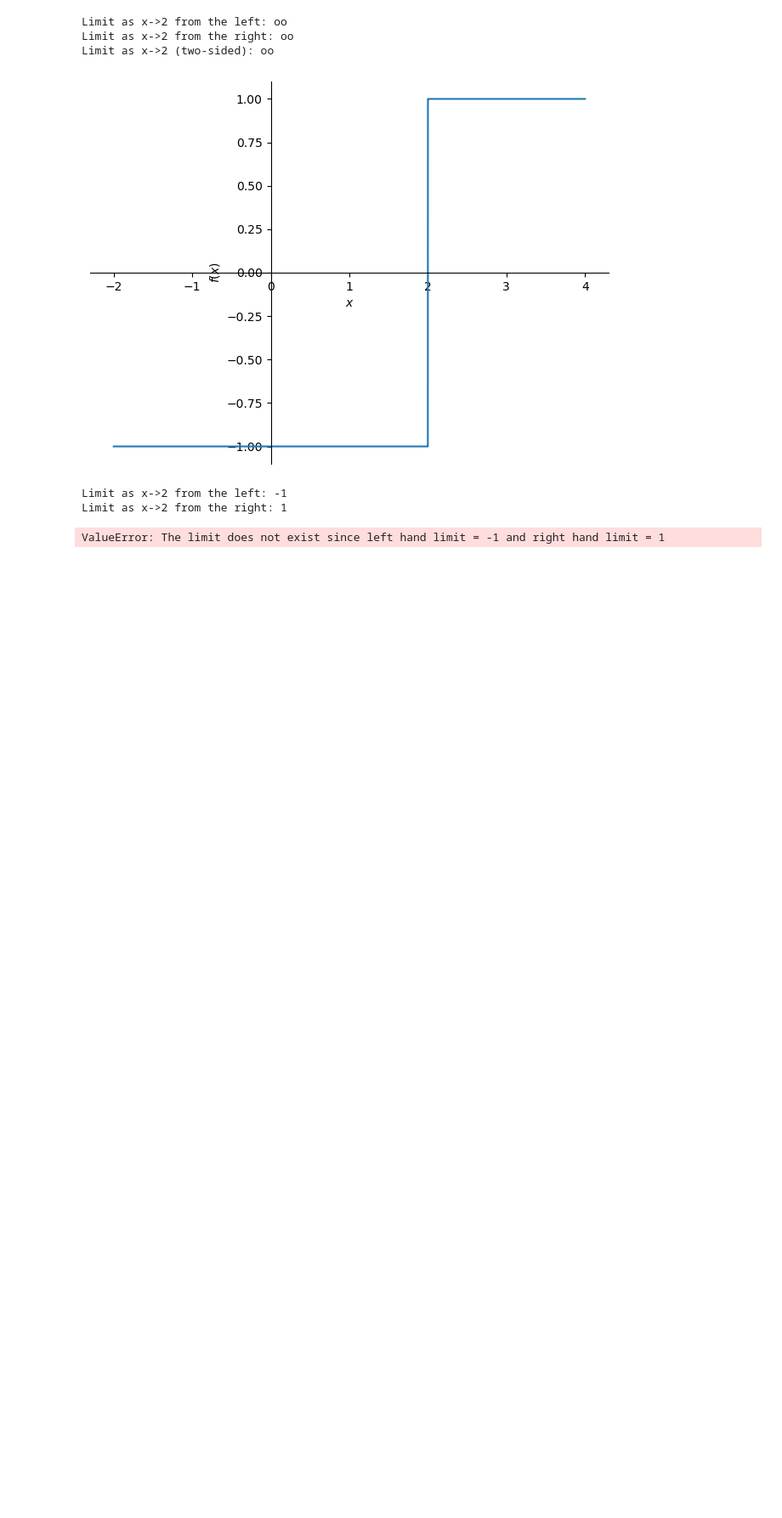
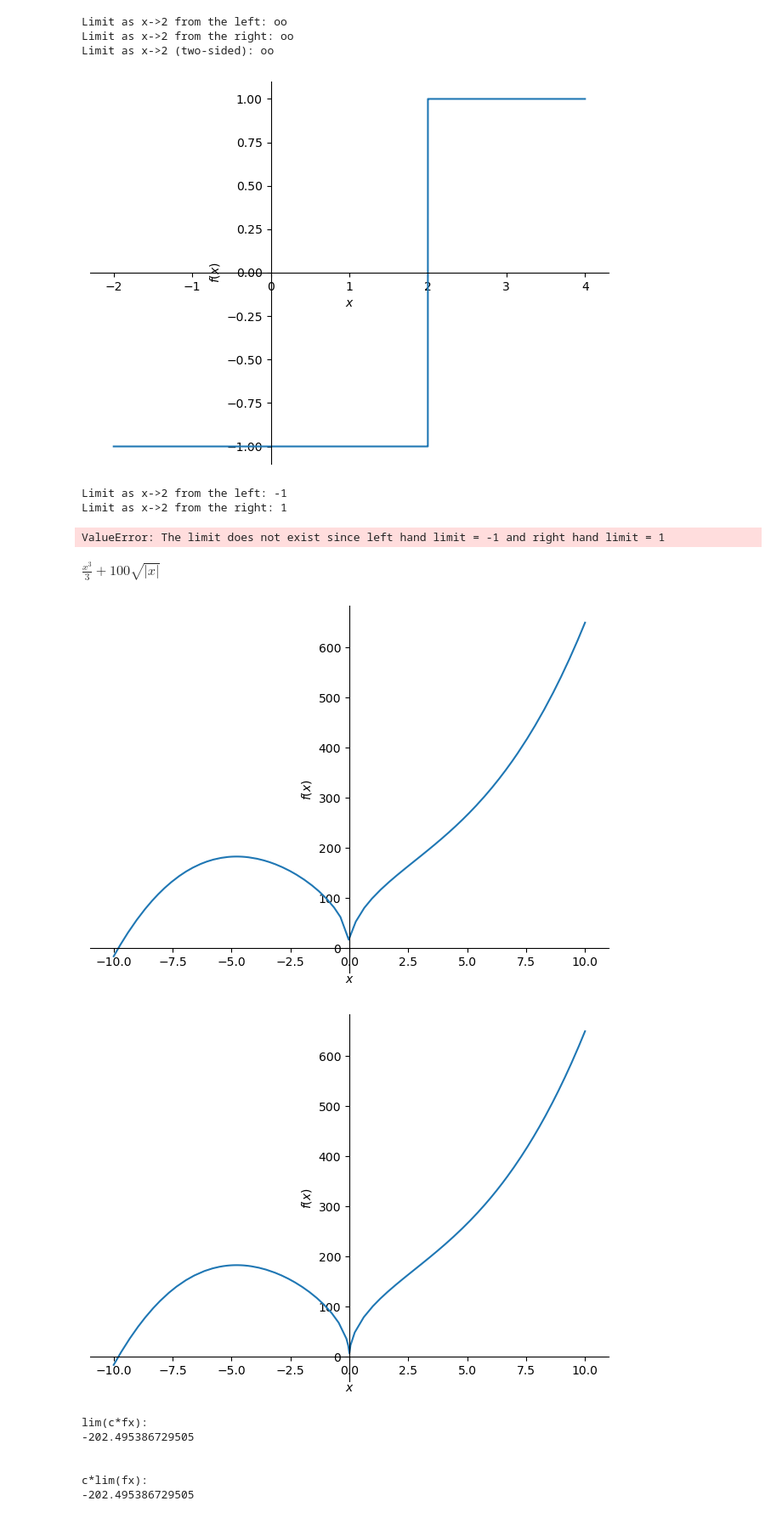
Before and after one commit to BrentGrammer/PROGNOTES, a Jupyter notebook: Calculus/limits.ipynb, the cells around one changed output. Shown at 85% size. Cells and saved outputs as stored; diff of their text form; code cells hidden in the pictures; blank space fills up the shorter version.

Commit message:
Limits notes

```diff
--- a/Calculus/limits.ipynb
+++ b/Calculus/limits.ipynb
@@ -142,3 +142,48 @@ print(f'Limit as x->2 (two-sided): {sym.limit(fun,x,2,dir="+-")}') # undefined/e
 Limit as x->2 from the left: -1
 Limit as x->2 from the right: 1
 ValueError: The limit does not exist since left hand limit = -1 and right hand limit = 1
+# %%
+############ PROPERTIES OF LIMITS ##################
+
+import numpy as np
+import sympy as sym
+
+### First Property: Limits are factorable -> lim(cf) = c(lim f)
+
+from sympy.abc import x
+
+# define the function for which we're going to demonstrate the property
+fx = x**3/3 + 100*sym.sqrt(sym.Abs(x))
+display(fx)
+p = sym.plot(fx)
+p.show()
+# %% [output]
+$\displaystyle \frac{x^{3}}{3} + 100 \sqrt{\left|{x}\right|}$
+[figure, added]
+[figure, added]
+# %%
+# make a random constant to use
+# c = np.random.randn(1) # generate 1 random number (in a 1 dim array if you pass in a number arg)
+c = np.random.randn() # no argument means just generate one number, not in an array
+
+print('lim(c*fx):')
+# use sym.N to numpyify the sympy output (which is hard to read otherwise; the numpy result is just the result number)
+print(sym.N(sym.limit(c*fx,x,5))) # print the limit of the function multiplied by the constant as x approaches 5
+# note that since we don't pass in a direction, this is the two sided limit, which is fine because there are no discontinuities in the function (as we see in the plot above)
+  # (The one sided limits are the same on each side)
+
+print('\n')
+
+# show the factorable property equality
+print('c*lim(fx):')
+print(sym.N(c*sym.limit(fx,x,5)))
+
+# Note that the constant is random and you can run this cell over and over again and always get the two printed results equal to each other, indicating the property holds
+# NOTE: This is not a mathematical PROOF! This is a Empirical Demonstration of the property.
+# %% [output]
+lim(c*fx):
+-202.495386729505
+
+
+c*lim(fx):
+-202.495386729505
```
Also changed, not shown: parts of 3 cells of this notebook, 1 other file.
